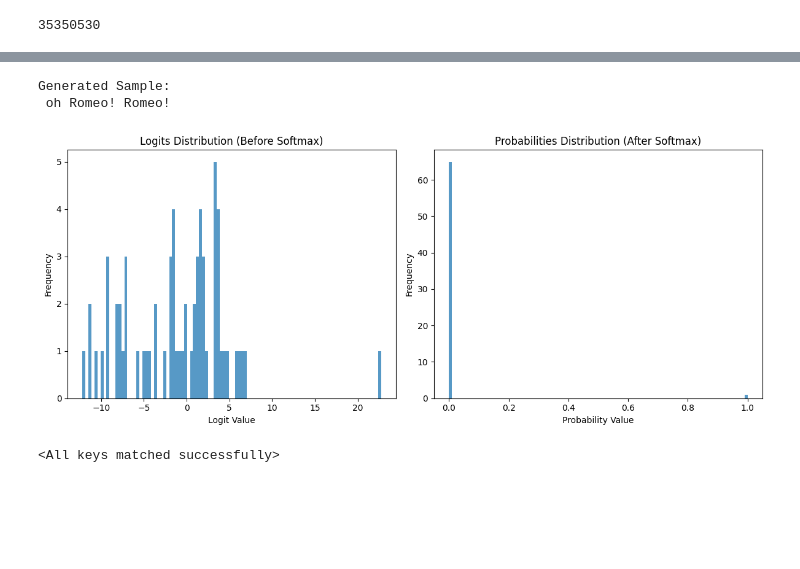
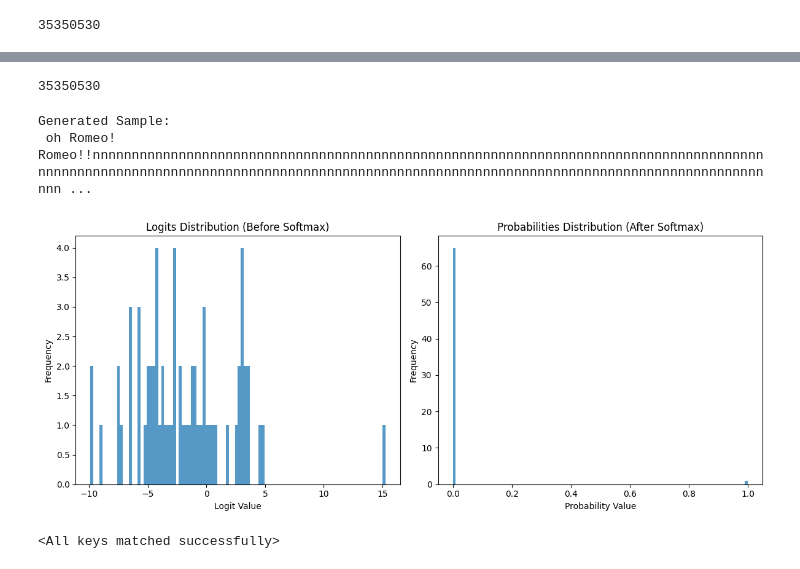
Before and after one commit to falseywinchnet/nano-research-gpt, a Jupyter notebook: TapeTransformer.ipynb, the cells around one changed output, grey strips where cells are left out. Saved outputs shown, nothing was run; the diff lists cells and outputs as text; code cells hidden in the pictures; blank space fills up the shorter version.

```diff
--- a/TapeTransformer.ipynb
+++ b/TapeTransformer.ipynb
@@ -748,7 +748,7 @@ framebuffer = np.zeros((total_height, container_width, 3), dtype=np.uint8)
 # EWMA storage
 loss_history = []
 ticker_history = np.zeros(SEQ_LEN, dtype=np.float32)  # Stock ticker moving buffer
-
+loss_memory = 0.0
 # Load font
 try:
     font = ImageFont.truetype("DejaVuSansMono.ttf", 8)  # Monospaced font
@@ -765,6 +765,7 @@ def get_flame_color(val):
 def get_ewma_color(val):
     """Map a normalized loss value to a dark-blue-to-white scale."""
     scale = val / np.log(65)  # Normalize using ln(65) which is max possible loss typical
+
     scale = 255-int(scale*255)
     return np.array([scale,scale, 255], dtype=np.uint8)
 
@@ -801,7 +802,7 @@ def update_framebuffer(attn_torch, losses_torch, current_loss, tokens,ent):
     token_losses =(token_losses-token_losses.min())/(token_losses.max()-token_losses.min())
 
     """Render the text grid with coloration based on attn * inverse loss."""
-    global framebuffer, loss_history, ticker_history
+    global framebuffer, loss_history, ticker_history, loss_memory
 
     # Normalize to [0,1]
 
@@ -817,11 +818,17 @@ def update_framebuffer(attn_torch, losses_torch, current_loss, tokens,ent):
             x, y = col * CHAR_WIDTH, row * CHAR_HEIGHT + EWMA_HEIGHT + LOSS_BAR_HEIGHT
             draw.text((x, y), char, font=font, fill=color)
 
+
+    etcerta = 0.367879441  # Constant used in update rule
+    et = 1 - etcerta
+    update = loss_memory * et + current_loss.item() * etcerta
+    loss_memory = loss_memory * et + update * etcerta
     # --- EWMA Display (LARGE FONT) ---
     loss_history.append(current_loss.item())
     if len(loss_history) > 128:
         loss_history.pop(0)
-    ewma = np.exp(np.convolve(np.log(np.array(loss_history) + 1e-6), np.ones(128) / 128, mode='valid'))[-1]
+
+    ewma = loss_memory
     ewma_text = f"{ewma:.4f}"
     ewma_color = tuple(get_ewma_color(ewma))
     draw.text((container_width-128, 0), ewma_text, font_size=32, fill=ewma_color)
@@ -880,7 +887,11 @@ for epoch in range(100000):
 
         # Compute per-token loss (neg log probs) and final loss
         weighted_loss = -gathered_log_probs  # Shape: (batch_size, seq_len)
-        final_loss = weighted_loss.mean() - 0.05 * (entropy/(16*128*3)) #apply entropic regularization
+        addisor =(entropy/(16*128*3)) #like a reward- subtracting it reduces loss
+        ddidsor = weighted_loss.mean()/100
+        if addisor >= ddidsor:
+            addisor = ddidsor
+        final_loss = weighted_loss.mean() - addisor #prevent negatives
         #multiply [qkv] * seq * batch and divide entropy by this
     update_framebuffer(attn_weights, gathered_log_probs, final_loss, tokens,entropy)
     update_display()
@@ -919,5 +931,7 @@ tensor(2.1409, device='cuda:0', grad_fn=<MeanBackward0>) tensor(9434.7246, devic
 # %%
 sum(p.numel() for p in model.parameters() if p.requires_grad)
+# %% [output]
+35350530
 # %%
 import matplotlib.pyplot as plt
 
@@ -937,39 +951,39 @@ with torch.no_grad():
         last_token_logits = p[:, -1, :].cpu().numpy().flatten()  # Get raw logits
         logit_list.append(last_token_logits)
 
-        temperature = 0.1 # Lower = more deterministic, Higher = more diverse (0.7–1.0 is good)
+        temperature = 1.0 # Lower = more deterministic, Higher = more diverse (0.7–1.0 is good)
         last_token_probs = torch.softmax(p[:, -1, :] / temperature, dim=-1).cpu().numpy().flatten()
         prob_list.append(last_token_probs)
 
         predicted_token = torch.multinomial(torch.tensor(last_token_probs), num_samples=1).unsqueeze(0)  # Fix shape
         generated = torch.cat((generated, predicted_token.to(device)), dim=1)  # Concatenate properly
 
     sample = decode(generated[0].cpu().tolist())
     print("Generated Sample:\n", sample)
 
 # Plot histograms of logits and probabilities
 plt.figure(figsize=(12, 5))
 
 # Plot logits histogram
 plt.subplot(1, 2, 1)
 plt.hist(logit_list[-1], bins=100, alpha=0.75)
 plt.title("Logits Distribution (Before Softmax)")
 plt.xlabel("Logit Value")
 plt.ylabel("Frequency")
 
 # Plot probabilities histogram
 plt.subplot(1, 2, 2)
 plt.hist(prob_list[-1], bins=100, alpha=0.75)
 plt.title("Probabilities Distribution (After Softmax)")
 plt.xlabel("Probability Value")
 plt.ylabel("Frequency")
 
 plt.tight_layout()
 plt.show()
 # %% [output]
 Generated Sample:
- oh Romeo! Romeo!
+ oh Romeo! Romeo!!nnnnnnnnnnnnnnnnnnnnnnnnnnnnnnnnnnnnnnnnnnnnnnnnnnnnnnnnnnnnnnnnnnnnnnnnnnnnnnnnnnnnnnnnnnnnnnnnnnnnnnnnnnnnnnnnnnnnnnnnnnnnnnnnnnnnnnnnnnnnnnnnnnnnnnnnnnnnnnnnnnnnnnnnnnnnnnnnnnnnnn ...
-[figure, old version]
+[figure, new version]
 # %%
 save_path = 'model_dict.pth'
 
```
Also changed, not shown: parts of 2 cells of this notebook.
